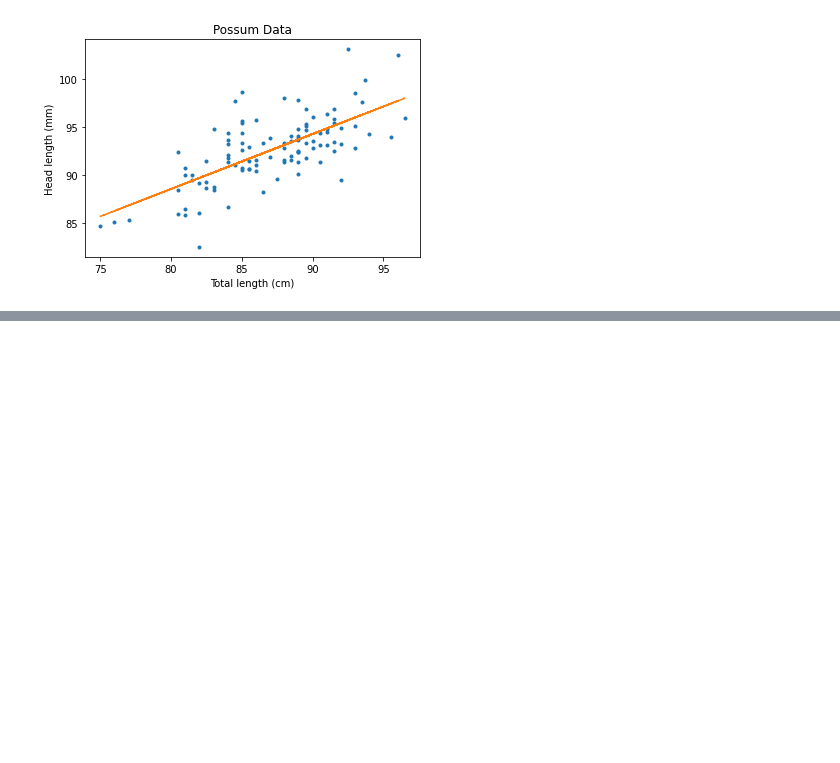
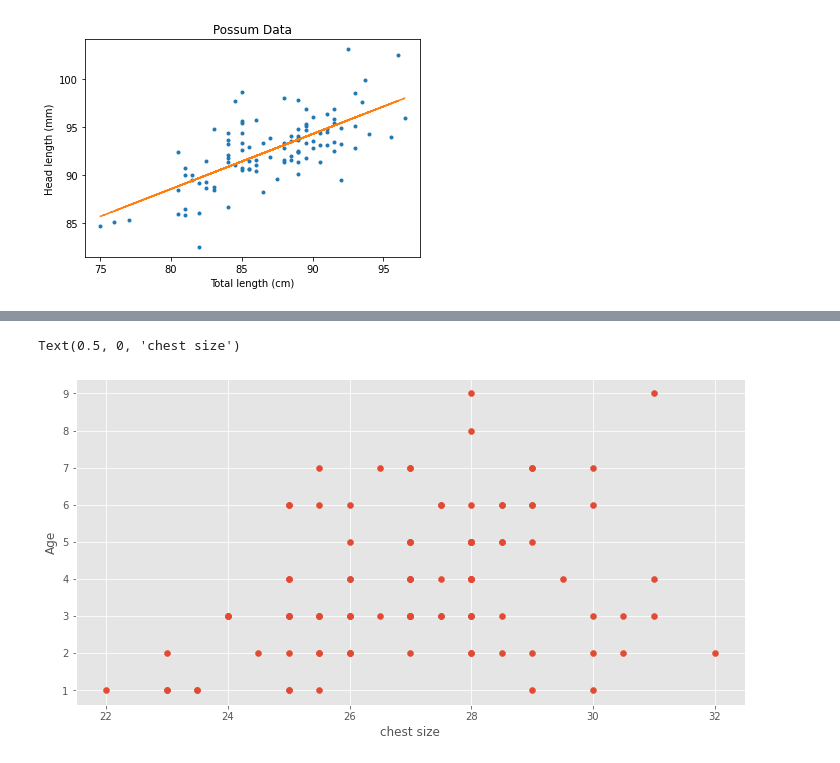
Before and after one commit to TenzinYangzom158/Machine-Learning---01, a Jupyter notebook: Lab2_LinearRegression.ipynb, the cells around one changed output, grey strips where cells are left out. Saved outputs shown, nothing was run; the diff lists cells and outputs as text; code cells hidden in the pictures; blank space fills up the shorter version.

```diff
--- a/Lab2_LinearRegression.ipynb
+++ b/Lab2_LinearRegression.ipynb
@@ -69,0 +163,7 @@ Predicted headlength =  [[99.4270203]]
+# %%
+plt.scatter(x = train['chest'], y = train['age'])
+plt.ylabel('Age')
+plt.xlabel('chest size')
+# %% [output]
+Text(0.5, 0, 'chest size')
+[figure, added]
```
Also changed, not shown: parts of 38 cells of this notebook.
